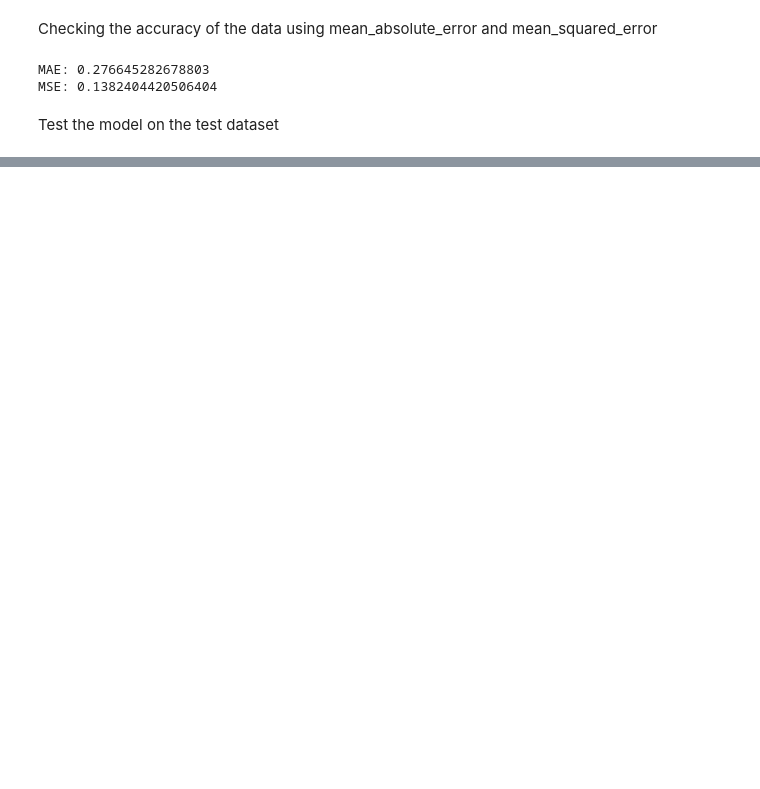
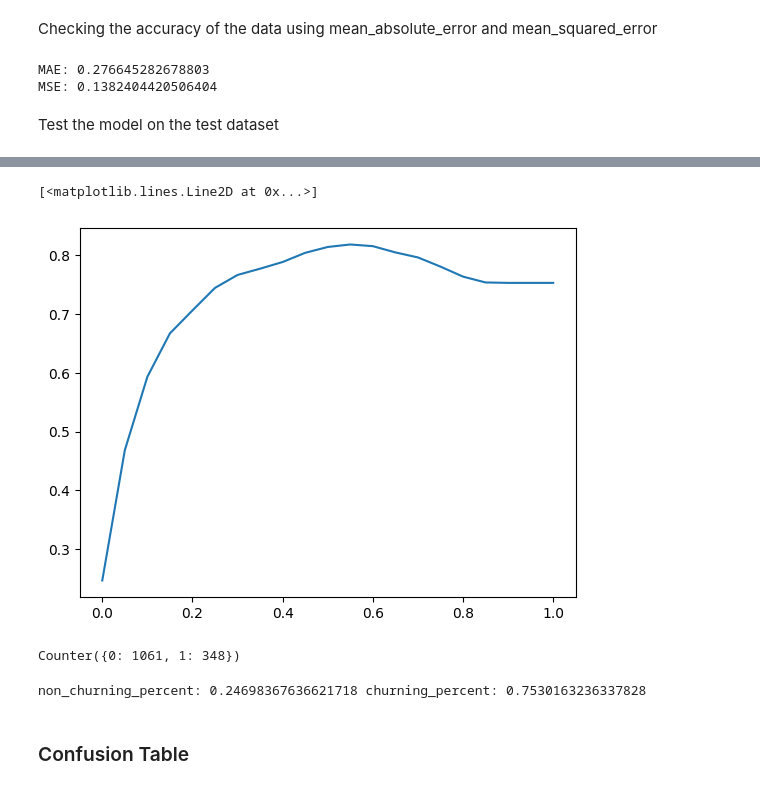
Before and after one commit to OmarCypha700/ML-Practice, a Jupyter notebook: logistic_regresion.ipynb, the cells around one changed output, grey strips where cells are left out. Saved outputs shown, nothing was run; the diff lists cells and outputs as text; code cells hidden in the pictures; blank space fills up the shorter version.

Commit message:
Using and Evaluating the Logistic regression  model

```diff
--- a/logistic_regresion.ipynb
+++ b/logistic_regresion.ipynb
@@ -349,0 +332,10 @@ print(mae_test)
+# %%
+# Use the full_train dataset
+dict_full_train = df_train_full[categorical + numerical].to_dict(orient='records')
+# OneHotEncode the full_train dataset
+X_full_train = dv.fit_transform(dict_full_train)
+# Get the target variable from the full training set
+y_full_train = df_train_full.churn.values
+# %%
+# Train your model
+model.fit(X_full_train, y_full_train)
@@ -349,0 +351,6 @@ print(mae_test)
+# %%
+dict_test = df_test[categorical + numerical].to_dict(orient='records')
+X_test = dv.transform(dict_test)
+y_pred = model.predict_proba(X_test)[:,1]
+churn_decision = (y_pred >= 0.5)
+(y_test == churn_decision).mean()
@@ -349,0 +370,10 @@ print(mae_test)
+# %%
+# Check the various thresholds for where the classification decision is made
+# This will help us determine the optimal threshold for the model
+thresholds = np.linspace(0, 1, 21)
+scores = []
+
+for t in thresholds:
+    score = accuracy_score(y_test, y_pred >= t)
+    print('%.2f %.3f'%(t, score))
+    scores.append(score)
@@ -349,0 +398,5 @@ print(mae_test)
+# %%
+plt.plot(thresholds, scores)
+# %% [output]
+[<matplotlib.lines.Line2D at 0x...>]
+[figure, added]
@@ -349,0 +405,15 @@ print(mae_test)
+# %%
+# Check the number of churning and non-churning users in the test dataset
+# Class imbalance has been detected.
+# This is where the distribution of classes in the training dataset is unequal
+Counter(y_test)
+# %% [output]
+Counter({0: 1061, 1: 348})
+# %%
+non_churning_percent = y_test.mean()
+churning_percent = 1 - y_test.mean()
+print('non_churning_percent:', non_churning_percent, 'churning_percent:',churning_percent)
+# %% [output]
+non_churning_percent: 0.24698367636621718 churning_percent: 0.7530163236337828
+# %% [markdown]
+### Confusion Table
```
Also changed, not shown: parts of 45 cells of this notebook, 1 other file.
